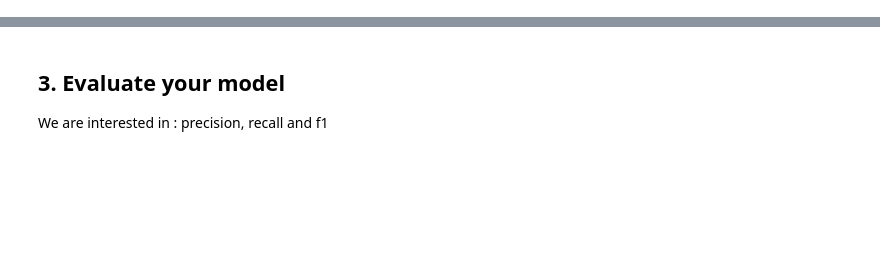
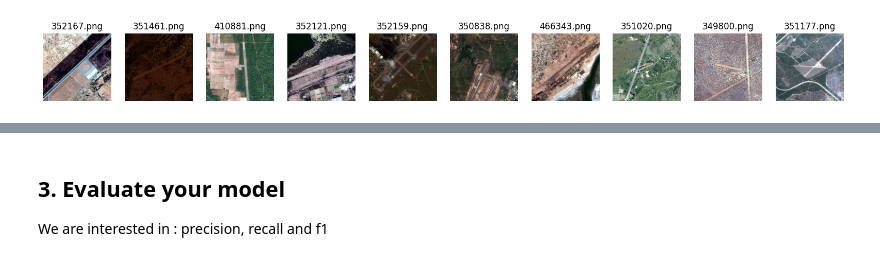
Before and after one commit to GeoAIAfrica/vllm-satim-labeling, a Jupyter notebook: notebooks/starter_colab.ipynb, the cells around one changed output, grey strips where cells are left out. Cells and saved outputs as stored; diff of their text form; code cells hidden in the pictures; blank space fills up the shorter version.

```diff
--- a/notebooks/starter_colab.ipynb
+++ b/notebooks/starter_colab.ipynb
@@ -103,0 +97,15 @@ train_dataset = train_.add_column('y_hat', outputs)
+# %%
+def plot(d, label, n=10):
+    imgs = d.loc[d["label"] == label, "file_name"]
+    n_ = n if n < len(imgs) else len(imgs)
+    imgs = imgs.sample(n_).tolist()
+    fig, axes = plt.subplots(1, n_, figsize=(20, 5))
+    for i, ax in enumerate(axes):
+        ax.imshow(plt.imread(root / imgs[i]))
+        ax.axis("off")
+        ax.set_title(imgs[i])
+    plt.show()
+# %%
+plot(train_md, "runway")
+# %% [output]
+[figure, added]
```
Also changed, not shown: parts of 37 cells of this notebook.
